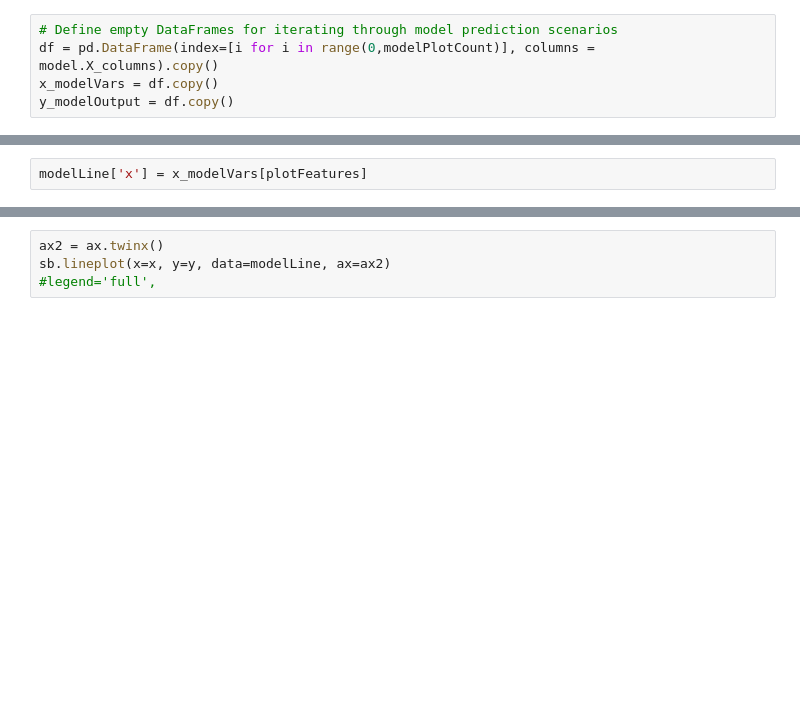
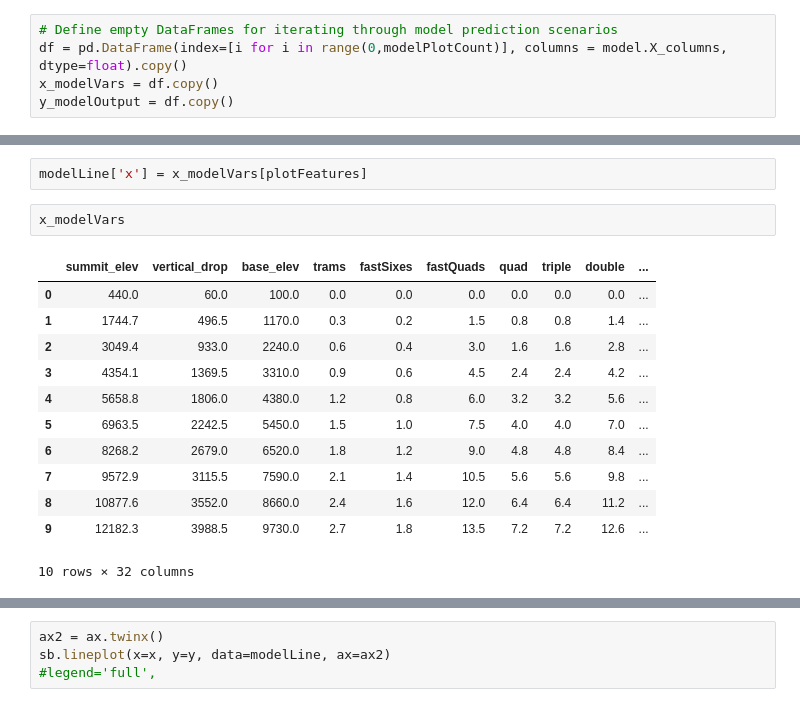
Before and after one commit to Smithright/Springboard, a Jupyter notebook: DataScienceGuidedCapstone-master/Step Six - Presentation Prep/06_presentation.ipynb, the cells around one changed output, grey strips where cells are left out. Cells and saved outputs as stored; diff of their text form; blank space fills up the shorter version.

```diff
--- a/DataScienceGuidedCapstone-master/Step Six - Presentation Prep/06_presentation.ipynb
+++ b/DataScienceGuidedCapstone-master/Step Six - Presentation Prep/06_presentation.ipynb
@@ -44,7 +44,7 @@ plotInterval = (maxVals - minVals) / modelPlotCount
 xColsCount = len(model.X_columns)
 # %%
 # Define empty DataFrames for iterating through model prediction scenarios
-df = pd.DataFrame(index=[i for i in range(0,modelPlotCount)], columns = model.X_columns).copy()
+df = pd.DataFrame(index=[i for i in range(0,modelPlotCount)], columns = model.X_columns, dtype=float).copy()
 x_modelVars = df.copy()
 y_modelOutput = df.copy()
 # %%
@@ -121,6 +158,21 @@ modelLine = pd.DataFrame(index = x_modelVars.index)
 modelLine['y'] = y_modelOutput[plotFeatures]
 # %%
 modelLine['x'] = x_modelVars[plotFeatures]
+# %%
+x_modelVars
+# %% [output]
+|  | summit_elev | vertical_drop | base_elev | trams | fastSixes | fastQuads | quad | triple | double | ... |
+| 0 | 440.0 | 60.0 | 100.0 | 0.0 | 0.0 | 0.0 | 0.0 | 0.0 | 0.0 | ... |
+| 1 | 1744.7 | 496.5 | 1170.0 | 0.3 | 0.2 | 1.5 | 0.8 | 0.8 | 1.4 | ... |
+| 2 | 3049.4 | 933.0 | 2240.0 | 0.6 | 0.4 | 3.0 | 1.6 | 1.6 | 2.8 | ... |
+| 3 | 4354.1 | 1369.5 | 3310.0 | 0.9 | 0.6 | 4.5 | 2.4 | 2.4 | 4.2 | ... |
+| 4 | 5658.8 | 1806.0 | 4380.0 | 1.2 | 0.8 | 6.0 | 3.2 | 3.2 | 5.6 | ... |
+| 5 | 6963.5 | 2242.5 | 5450.0 | 1.5 | 1.0 | 7.5 | 4.0 | 4.0 | 7.0 | ... |
+| 6 | 8268.2 | 2679.0 | 6520.0 | 1.8 | 1.2 | 9.0 | 4.8 | 4.8 | 8.4 | ... |
+| 7 | 9572.9 | 3115.5 | 7590.0 | 2.1 | 1.4 | 10.5 | 5.6 | 5.6 | 9.8 | ... |
+| 8 | 10877.6 | 3552.0 | 8660.0 | 2.4 | 1.6 | 12.0 | 6.4 | 6.4 | 11.2 | ... |
+| 9 | 12182.3 | 3988.5 | 9730.0 | 2.7 | 1.8 | 13.5 | 7.2 | 7.2 | 12.6 | ... |
+10 rows × 32 columns
 # %%
 sb.lineplot(x='x', y='y', data=modelLine, ax=ax2)
 # %% [output]
```
Also changed, not shown: parts of 15 cells of this notebook.
